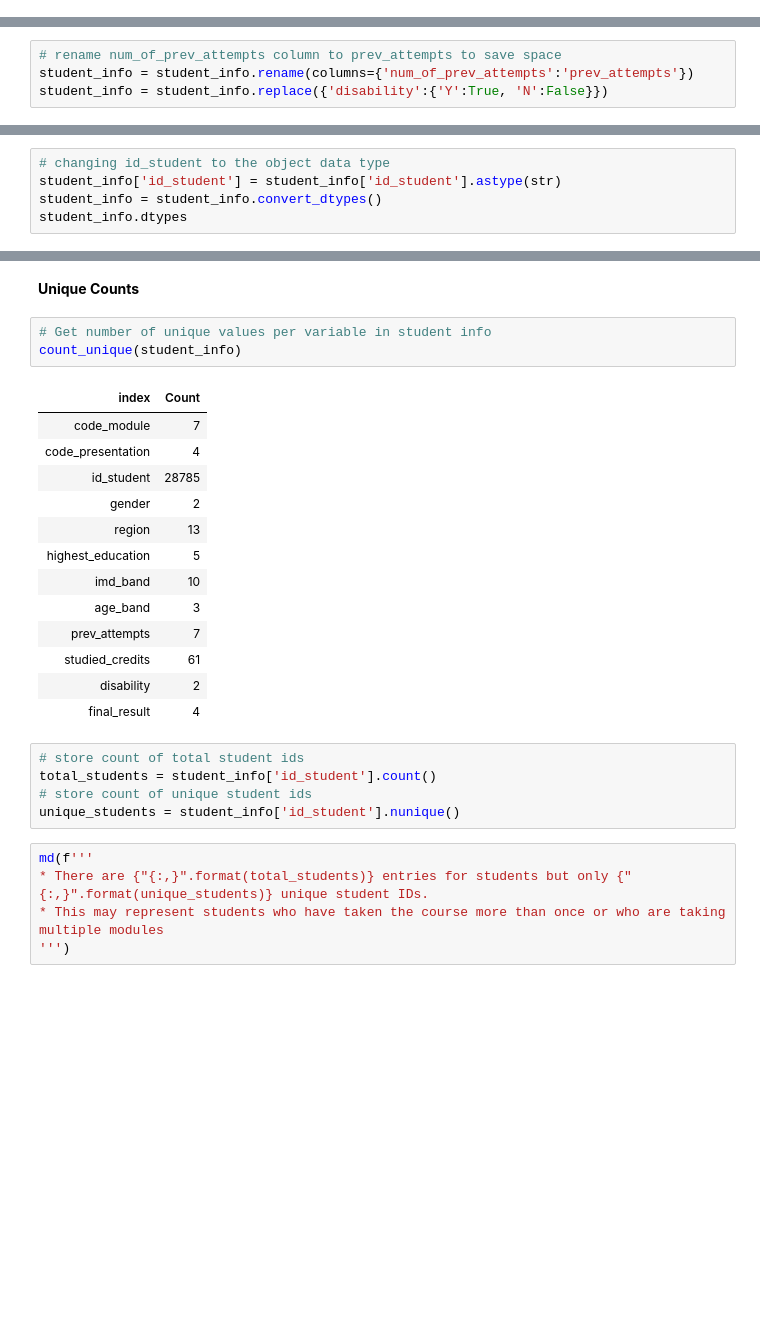
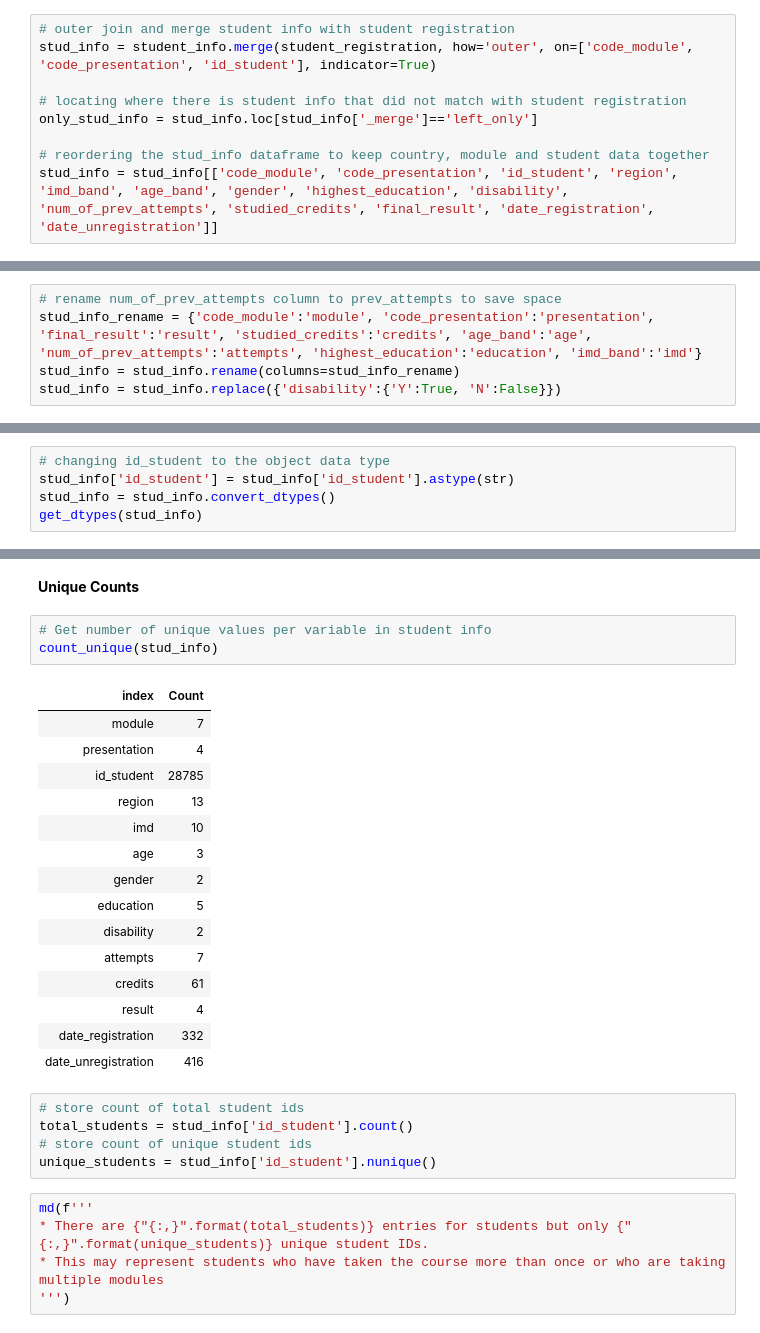
Before and after one commit to freyjagarner/Student-Data-Analysis, a Jupyter notebook: Capstone/Student_Info.ipynb, the cells around one changed output, grey strips where cells are left out. Drawn from its saved outputs; the diff is of its cells as text; blank space fills up the shorter version.

```diff
--- a/Capstone/Student_Info.ipynb
+++ b/Capstone/Student_Info.ipynb
@@ -45 +79,10 @@ student_info.head()
+# %%
+# outer join and merge student info with student registration
+stud_info = student_info.merge(student_registration, how='outer', on=['code_module', 'code_presentation', 'id_student'], indicator=True)
+
+# locating where there is student info that did not match with student registration
+only_stud_info = stud_info.loc[stud_info['_merge']=='left_only']
+
+# reordering the stud_info dataframe to keep country, module and student data together
+stud_info = stud_info[['code_module', 'code_presentation', 'id_student', 'region', 'imd_band', 'age_band', 'gender', 'highest_education', 'disability', 'num_of_prev_attempts', 'studied_credits', 'final_result', 'date_registration', 'date_unregistration']]
 # %% [markdown]
@@ -47,8 +98,9 @@ student_info.head()
 * 'Y' and 'N' in disability can be changed to boolean to make it easier to work with
 # %%
 # rename num_of_prev_attempts column to prev_attempts to save space
-student_info = student_info.rename(columns={'num_of_prev_attempts':'prev_attempts'})
-student_info = student_info.replace({'disability':{'Y':True, 'N':False}})
+stud_info_rename = {'code_module':'module', 'code_presentation':'presentation', 'final_result':'result', 'studied_credits':'credits', 'age_band':'age', 'num_of_prev_attempts':'attempts', 'highest_education':'education', 'imd_band':'imd'}
+stud_info = stud_info.rename(columns=stud_info_rename)
+stud_info = stud_info.replace({'disability':{'Y':True, 'N':False}})
 # %% [markdown]
 ---
 
@@ -89,7 +143,7 @@ dtype: object
 * `object` datatypes can have unexpected behavior and should be recast to `string`
 # %%
 # changing id_student to the object data type
-student_info['id_student'] = student_info['id_student'].astype(str)
-student_info = student_info.convert_dtypes()
-student_info.dtypes
+stud_info['id_student'] = stud_info['id_student'].astype(str)
+stud_info = stud_info.convert_dtypes()
+get_dtypes(stud_info)
 # %% [output]
@@ -141,26 +210,28 @@ There are no Duplicate Values
 **Unique Counts**
 # %%
 # Get number of unique values per variable in student info
-count_unique(student_info)
+count_unique(stud_info)
 # %% [output]
 | index | Count |
-| code_module | 7 |
-| code_presentation | 4 |
+| module | 7 |
+| presentation | 4 |
 | id_student | 28785 |
+| region | 13 |
+| imd | 10 |
+| age | 3 |
 | gender | 2 |
-| region | 13 |
-| highest_education | 5 |
-| imd_band | 10 |
-| age_band | 3 |
-| prev_attempts | 7 |
-| studied_credits | 61 |
+| education | 5 |
 | disability | 2 |
-| final_result | 4 |
+| attempts | 7 |
+| credits | 61 |
+| result | 4 |
+| date_registration | 332 |
+| date_unregistration | 416 |
 # %%
 # store count of total student ids
-total_students = student_info['id_student'].count()
+total_students = stud_info['id_student'].count()
 # store count of unique student ids
-unique_students = student_info['id_student'].nunique()
+unique_students = stud_info['id_student'].nunique()
 # %%
 md(f'''
 * There are {"{:,}".format(total_students)} entries for students but only {"{:,}".format(unique_students)} unique student IDs.
```
Also changed, not shown: parts of 67 cells of this notebook.
